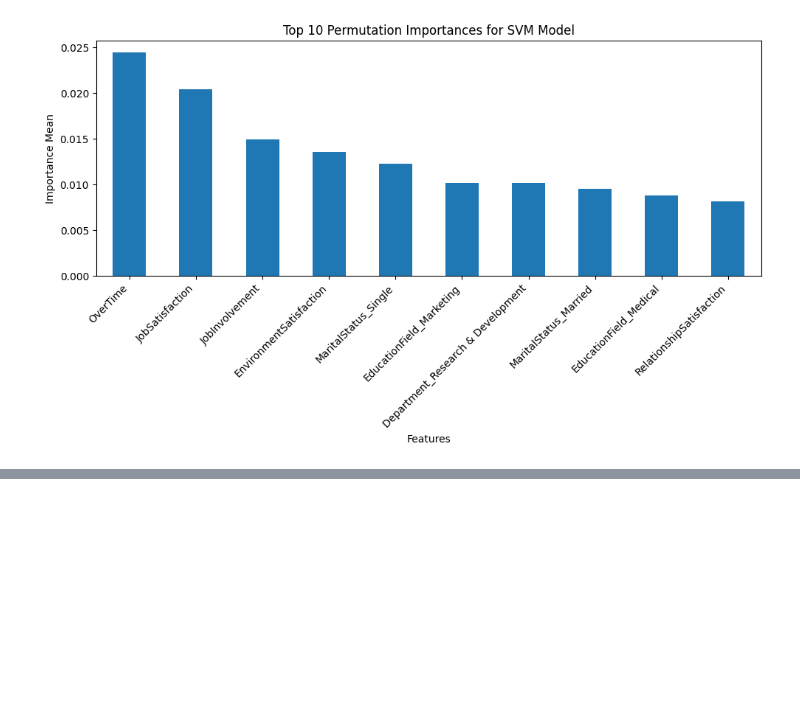
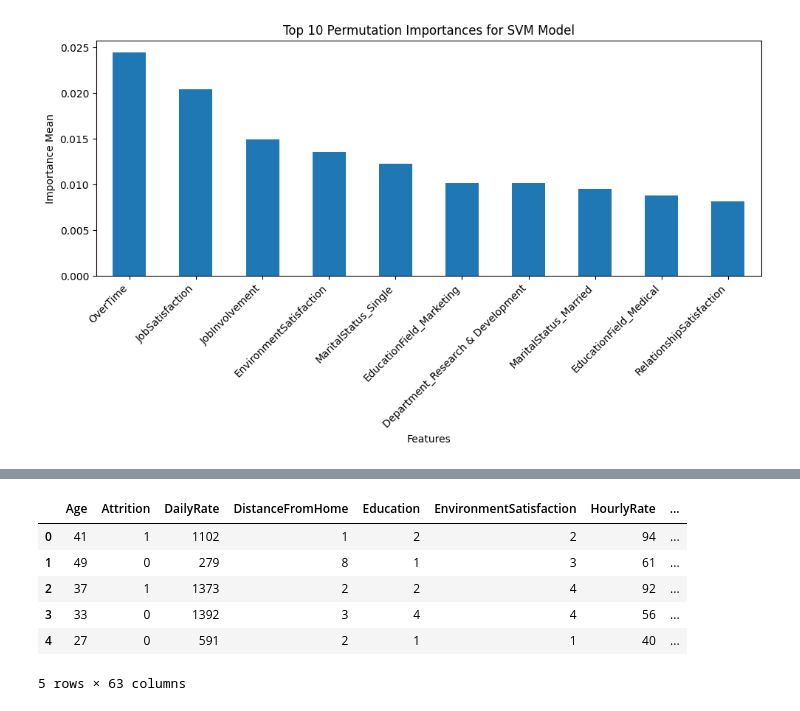
Before and after one commit to Devendra379/HR-Employee-Attrition, a Jupyter notebook: employee_attrition.ipynb, the cells around one changed output, grey strips where cells are left out. Cells and saved outputs as stored; diff of their text form; code cells hidden in the pictures; blank space fills up the shorter version.

Commit message:
few more improvement, advanced feature engineering

```diff
--- a/employee_attrition.ipynb
+++ b/employee_attrition.ipynb
@@ -893,0 +892,22 @@ print(classification_report(y_test, y_pred_tuned_threshold, zero_division=0))
+# %%
+# Implement Feature Engineering Improvements
+
+# Add interaction terms based on permutation importance
+df['OverTime_JobSatisfaction'] = df['OverTime'] * df['JobSatisfaction']
+df['JobInvolvement_JobSatisfaction'] = df['JobInvolvement'] * df['JobSatisfaction']
+df['EnvironmentSatisfaction_JobSatisfaction'] = df['EnvironmentSatisfaction'] * df['JobSatisfaction']
+
+# Add polynomial features for key continuous variables
+df['TotalWorkingYears_sq'] = df['TotalWorkingYears']**2
+df['MonthlyIncome_sq'] = df['MonthlyIncome']**2
+df['Age_sq'] = df['Age']**2
+
+df.head()
+# %% [output]
+|  | Age | Attrition | DailyRate | DistanceFromHome | Education | EnvironmentSatisfaction | HourlyRate | ... |
+| 0 | 41 | 1 | 1102 | 1 | 2 | 2 | 94 | ... |
+| 1 | 49 | 0 | 279 | 8 | 1 | 3 | 61 | ... |
+| 2 | 37 | 1 | 1373 | 2 | 2 | 4 | 92 | ... |
+| 3 | 33 | 0 | 1392 | 3 | 4 | 4 | 56 | ... |
+| 4 | 27 | 0 | 591 | 2 | 1 | 1 | 40 | ... |
+5 rows × 63 columns
```
Also changed, not shown: parts of 26 cells of this notebook.
